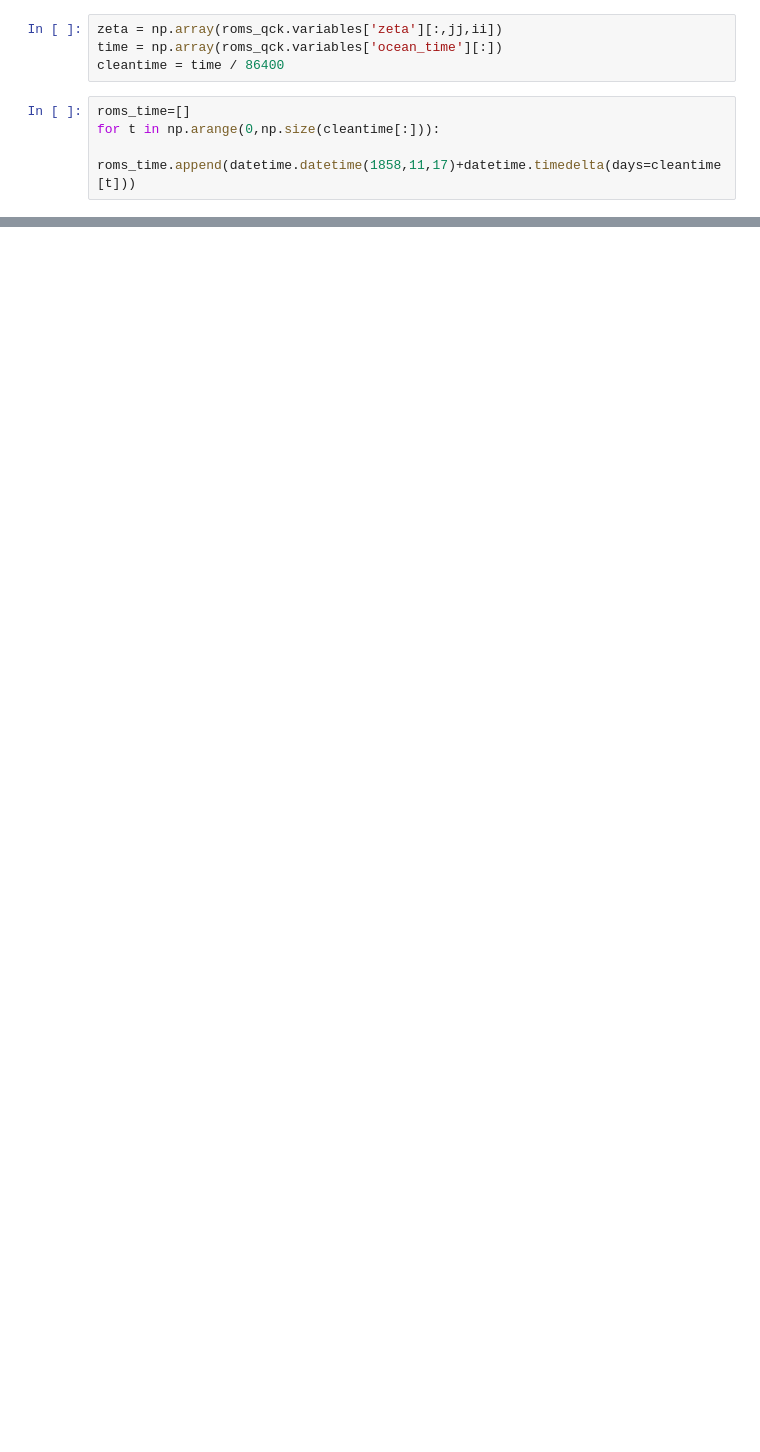
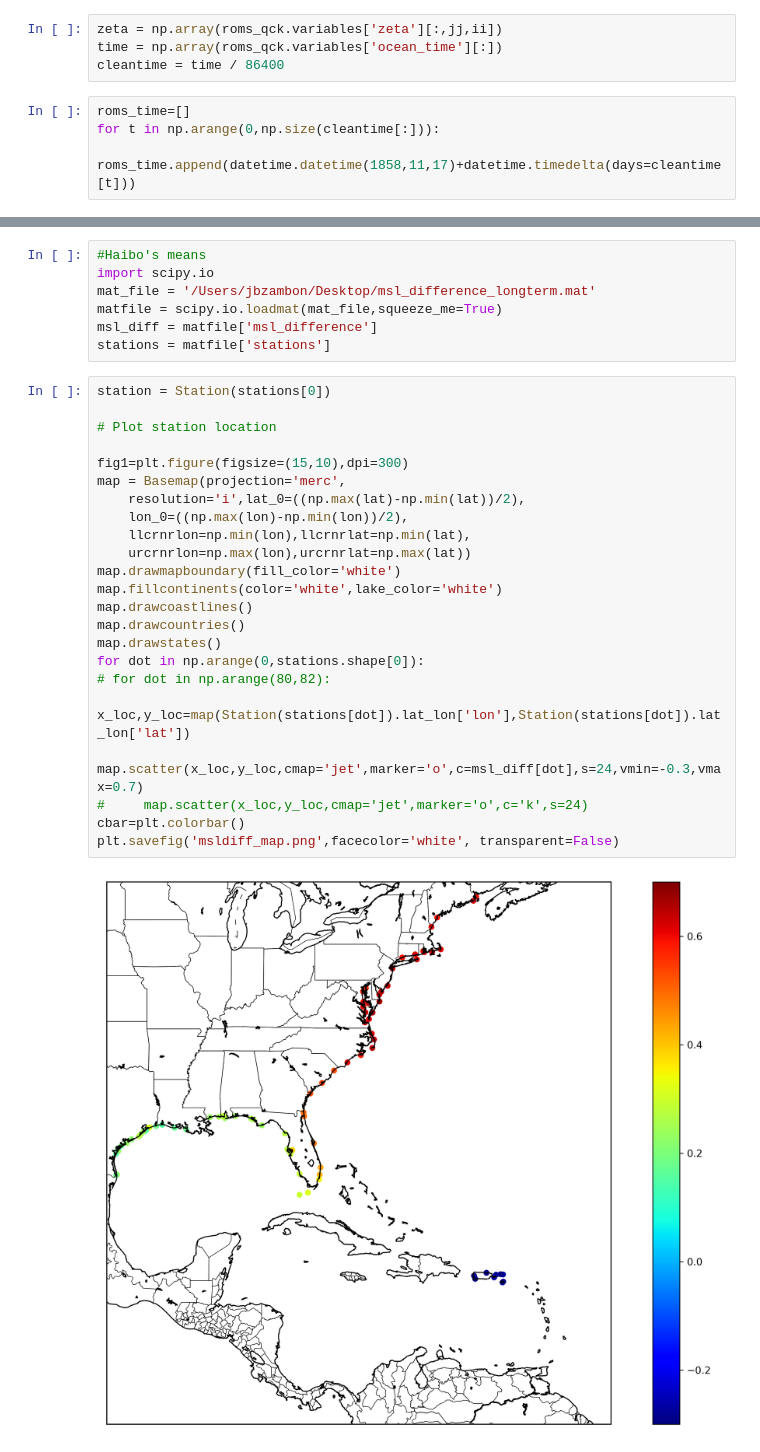
Before and after one commit to jbzambon/tides_analyze, a Jupyter notebook: tides_analyze.ipynb, the cells around one changed output, grey strips where cells are left out. Saved outputs shown, nothing was run; the diff lists cells and outputs as text; blank space fills up the shorter version.

Commit message:
Add files via upload
Added MSL difference calcs

```diff
--- a/tides_analyze.ipynb
+++ b/tides_analyze.ipynb
@@ -131,0 +147,32 @@ Text(0.1, 0.95, 'MSL')
+# %%
+#Haibo's means
+import scipy.io
+mat_file = '/Users/jbzambon/Desktop/msl_difference_longterm.mat'
+matfile = scipy.io.loadmat(mat_file,squeeze_me=True)
+msl_diff = matfile['msl_difference']
+stations = matfile['stations']
+# %%
+station = Station(stations[0])
+
+# Plot station location
+
+fig1=plt.figure(figsize=(15,10),dpi=300)
+map = Basemap(projection='merc',
+    resolution='i',lat_0=((np.max(lat)-np.min(lat))/2),
+    lon_0=((np.max(lon)-np.min(lon))/2),
+    llcrnrlon=np.min(lon),llcrnrlat=np.min(lat),
+    urcrnrlon=np.max(lon),urcrnrlat=np.max(lat))
+map.drawmapboundary(fill_color='white')
+map.fillcontinents(color='white',lake_color='white')
+map.drawcoastlines()
+map.drawcountries()
+map.drawstates()
+for dot in np.arange(0,stations.shape[0]):
+# for dot in np.arange(80,82):
+    x_loc,y_loc=map(Station(stations[dot]).lat_lon['lon'],Station(stations[dot]).lat_lon['lat'])
+    map.scatter(x_loc,y_loc,cmap='jet',marker='o',c=msl_diff[dot],s=24,vmin=-0.3,vmax=0.7)
+#     map.scatter(x_loc,y_loc,cmap='jet',marker='o',c='k',s=24)
+cbar=plt.colorbar()
+plt.savefig('msldiff_map.png',facecolor='white', transparent=False)
+# %% [output]
+[figure, added]
```
Also changed, not shown: parts of 8 cells of this notebook, 1 other file.
